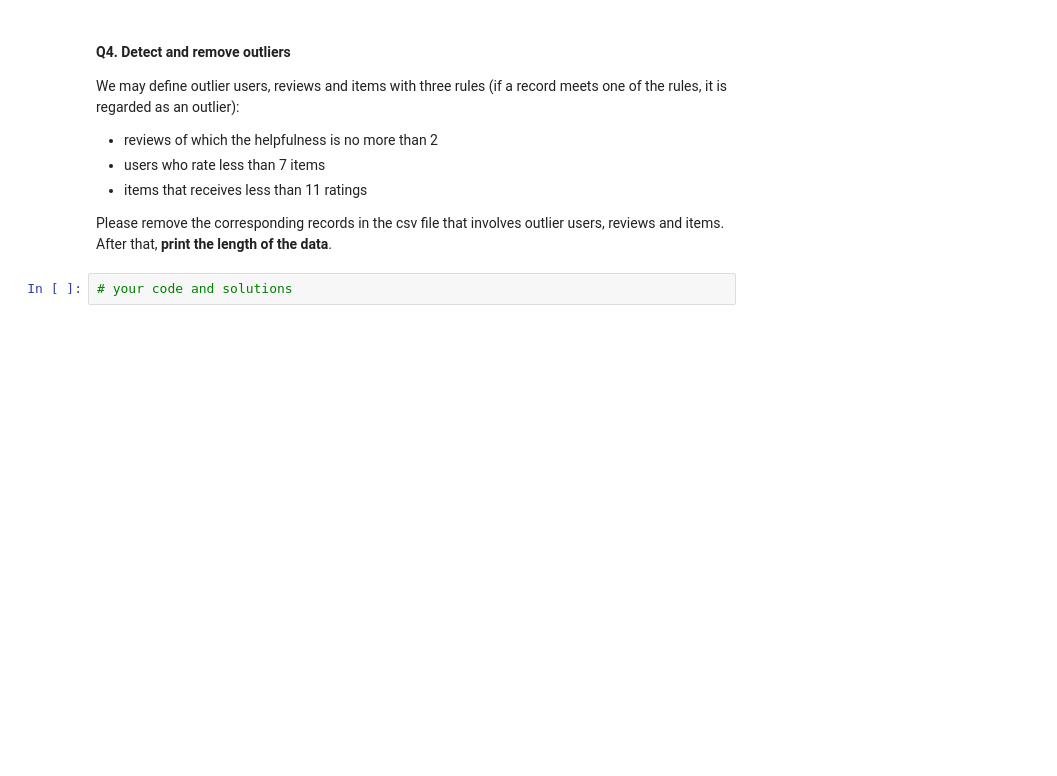
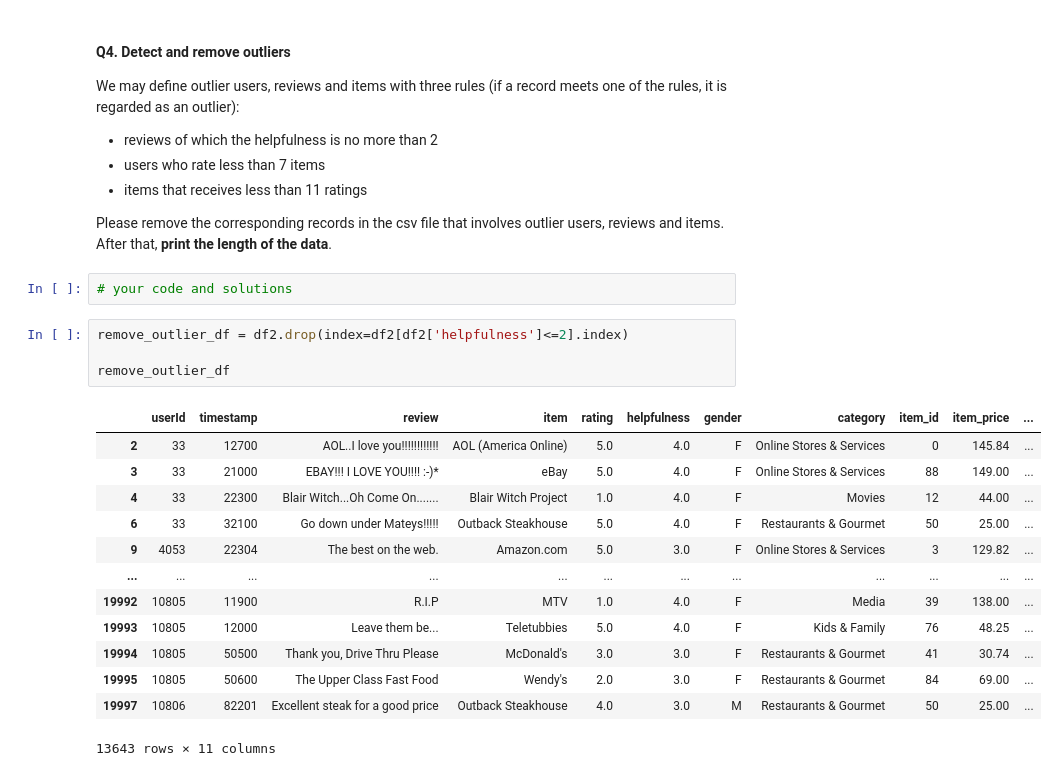
Before and after one commit to COMP2200/Practical-Workshops, a Jupyter notebook: Portfolio_1_questions.ipynb, the cells around one changed output. Drawn from its saved outputs; the diff is of its cells as text; blank space fills up the shorter version.

```diff
--- a/Portfolio_1_questions.ipynb
+++ b/Portfolio_1_questions.ipynb
@@ -171,3 +214,21 @@ We may define outlier users, reviews and items with three rules (if a record mee
 Please remove the corresponding records in the csv file that involves outlier users, reviews and items. After that, __print the length of the data__.
 # %%
 # your code and solutions
+# %%
+remove_outlier_df = df2.drop(index=df2[df2['helpfulness']<=2].index)
+
+remove_outlier_df
+# %% [output]
+|  | userId | timestamp | review | item | rating | helpfulness | gender | category | item_id | item_price | ... |
+| 2 | 33 | 12700 | AOL..I love you!!!!!!!!!!!! | AOL (America Online) | 5.0 | 4.0 | F | Online Stores & Services | 0 | 145.84 | ... |
+| 3 | 33 | 21000 | EBAY!!! I LOVE YOU!!!! :-)* | eBay | 5.0 | 4.0 | F | Online Stores & Services | 88 | 149.00 | ... |
+| 4 | 33 | 22300 | Blair Witch...Oh Come On....... | Blair Witch Project | 1.0 | 4.0 | F | Movies | 12 | 44.00 | ... |
+| 6 | 33 | 32100 | Go down under Mateys!!!!! | Outback Steakhouse | 5.0 | 4.0 | F | Restaurants & Gourmet | 50 | 25.00 | ... |
+| 9 | 4053 | 22304 | The best on the web. | Amazon.com | 5.0 | 3.0 | F | Online Stores & Services | 3 | 129.82 | ... |
+| ... | ... | ... | ... | ... | ... | ... | ... | ... | ... | ... | ... |
+| 19992 | 10805 | 11900 | R.I.P | MTV | 1.0 | 4.0 | F | Media | 39 | 138.00 | ... |
+| 19993 | 10805 | 12000 | Leave them be... | Teletubbies | 5.0 | 4.0 | F | Kids & Family | 76 | 48.25 | ... |
+| 19994 | 10805 | 50500 | Thank you, Drive Thru Please | McDonald's | 3.0 | 3.0 | F | Restaurants & Gourmet | 41 | 30.74 | ... |
+| 19995 | 10805 | 50600 | The Upper Class Fast Food | Wendy's | 2.0 | 3.0 | F | Restaurants & Gourmet | 84 | 69.00 | ... |
+| 19997 | 10806 | 82201 | Excellent steak for a good price | Outback Steakhouse | 4.0 | 3.0 | M | Restaurants & Gourmet | 50 | 25.00 | ... |
+13643 rows × 11 columns
```
Also changed, not shown: parts of 22 cells of this notebook.
